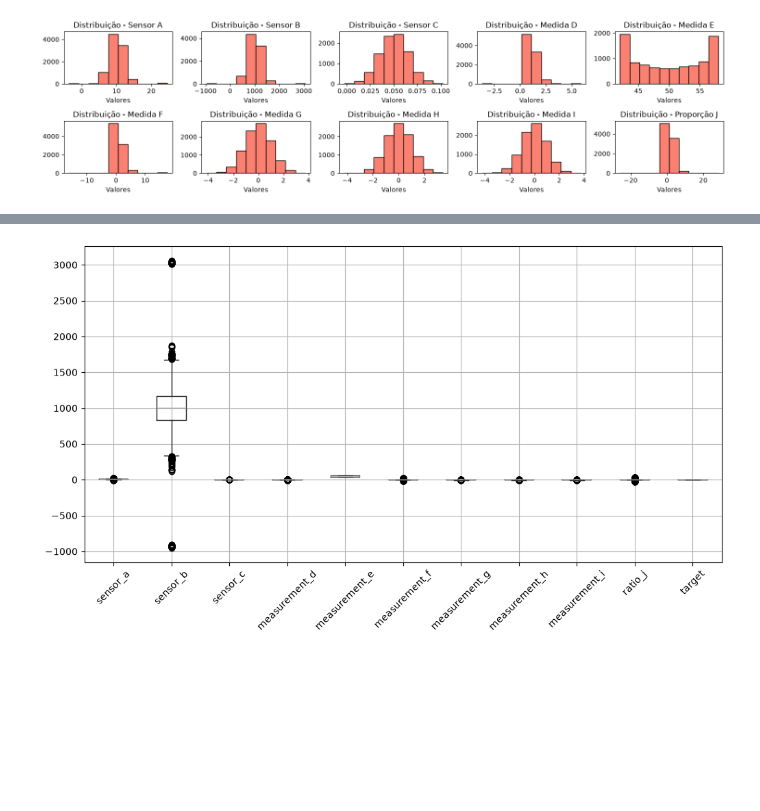
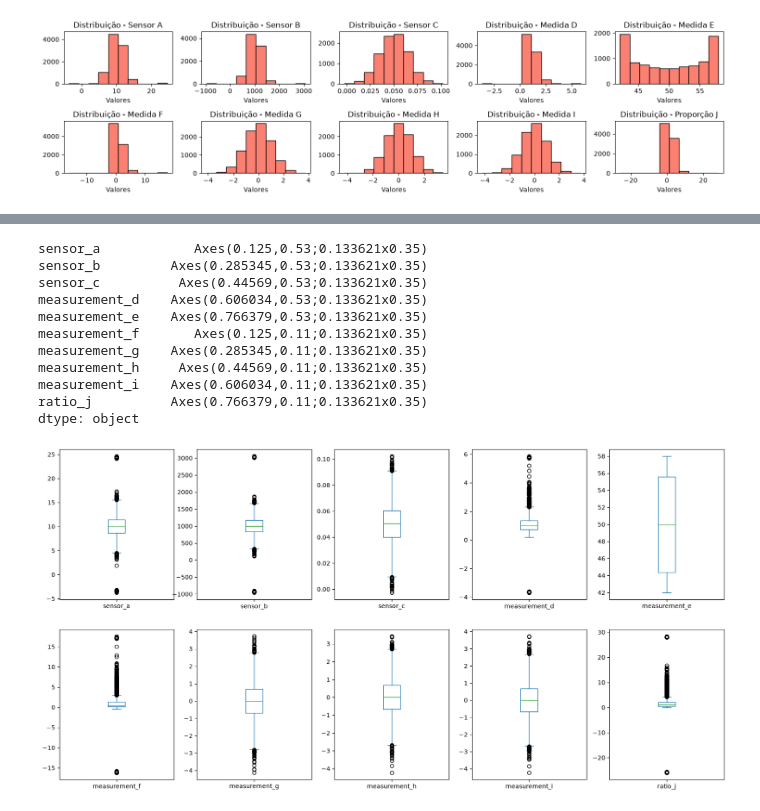
Before and after one commit to lucasomac0/classificador-ann-machine-learning, a Jupyter notebook: src/modelo.ipynb, the cells around one changed output, grey strips where cells are left out. Cells and saved outputs as stored; diff of their text form; code cells hidden in the pictures; blank space fills up the shorter version.

Commit message:
feat(eda): adiciona boxplots individuais, scatter plots e encoding de ambiente

```diff
--- a/src/modelo.ipynb
+++ b/src/modelo.ipynb
@@ -9,6 +16,6 @@ import tensorflow as tf
 # %%
 # Obtendo o dataset
-df = pd.read_csv("data/base_classificacao_binaria.csv")
+df = pd.read_csv("../data/base_classificacao_binaria.csv")
 # %% [markdown]
 # Etapa 1: Entendimento do Problema
 
@@ -91,7 +110,17 @@ plt.show()
 # %%
-# boxplot
-df.boxplot(figsize=(12, 6))
-plt.xticks(rotation=45)
-plt.show()
+# boxplots
+crop = df.drop(['target', 'encoded_environment'], axis=1)
+crop.plot(kind='box', subplots=True, layout=(2, 5), figsize=(20, 10), sharey=False)
 # %% [output]
+sensor_a            Axes(0.125,0.53;0.133621x0.35)
+sensor_b         Axes(0.285345,0.53;0.133621x0.35)
+sensor_c          Axes(0.44569,0.53;0.133621x0.35)
+measurement_d    Axes(0.606034,0.53;0.133621x0.35)
+measurement_e    Axes(0.766379,0.53;0.133621x0.35)
+measurement_f       Axes(0.125,0.11;0.133621x0.35)
+measurement_g    Axes(0.285345,0.11;0.133621x0.35)
+measurement_h     Axes(0.44569,0.11;0.133621x0.35)
+measurement_i    Axes(0.606034,0.11;0.133621x0.35)
+ratio_j          Axes(0.766379,0.11;0.133621x0.35)
+dtype: object
-[figure, old version]
+[figure, new version]
```
Also changed, not shown: parts of 11 cells of this notebook.
